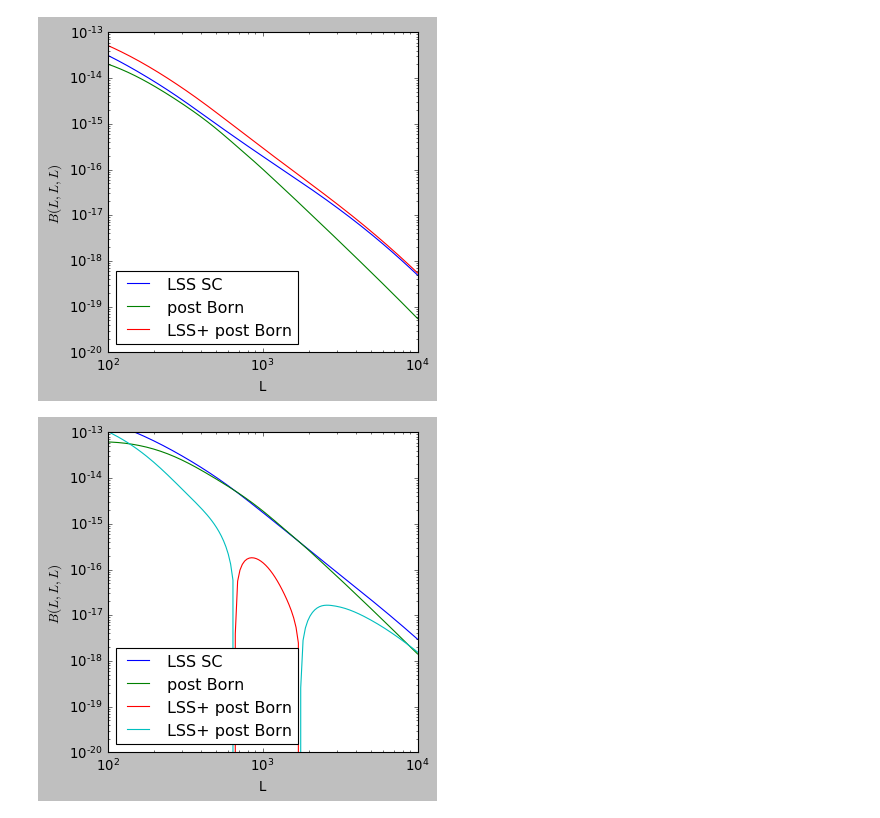
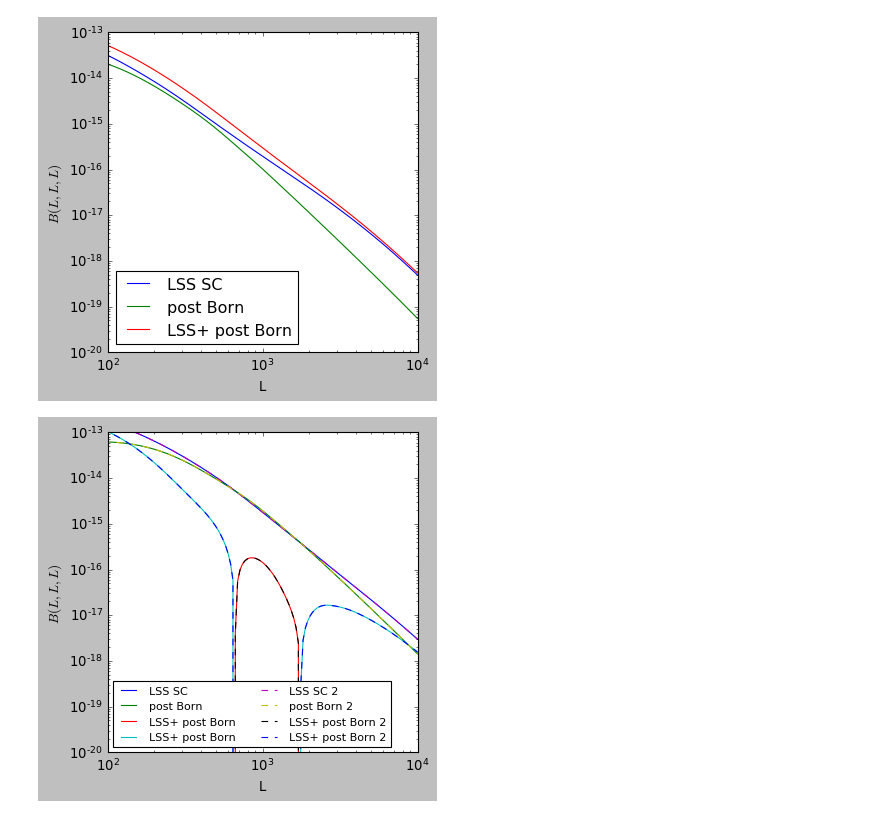
Before and after one commit to VMBoehm/BispectrumBias, a Jupyter notebook: TestBispectraCMBLens.ipynb, the cells around one changed output. Saved outputs shown, nothing was run; the diff lists cells and outputs as text; code cells hidden in the pictures.

Commit message:
Pratten retest passed (equilat)

```diff
--- a/TestBispectraCMBLens.ipynb
+++ b/TestBispectraCMBLens.ipynb
@@ -33,26 +33,34 @@ plt.show()
 # %%
 #folded
 L,l,theta = pickle.load(open(ellpath+'ell_ang_folded_Lmin10_Lmax10000_lmin10_lmax8000_lenL200_lenl220_lenang200_0e+00.pkl','r'))
 bi_equi_LSS = np.load(specpath+'bispec_CMBpostBornTest_folded_Pratten_Paper_Lmin10-Lmax10000-lmax5000_halofit_SC.npy')
 bi_equi_pB = np.load(specpath+'bispec_CMBpostBornTest_folded_Pratten_Paper_Lmin10-Lmax10000-lmax5000_halofit_SC_post_born.npy')
 bi_equi_pB_sum = np.load(specpath+'bispec_CMBpostBornTest_folded_Pratten_Paper_Lmin10-Lmax10000-lmax5000_halofit_SC_post_born_sum.npy')
 
+bi_equi_LSS2 = np.load(specpath+'bispec_CMBpostBornTest_2_folded_Pratten_Paper_Lmin10-Lmax10000-lmax5000_halofit_SC.npy')
+bi_equi_pB2 = np.load(specpath+'bispec_CMBpostBornTest_2_folded_Pratten_Paper_Lmin10-Lmax10000-lmax5000_halofit_SC_post_born.npy')
+bi_equi_pB_sum2 = np.load(specpath+'bispec_CMBpostBornTest_2_folded_Pratten_Paper_Lmin10-Lmax10000-lmax5000_halofit_SC_post_born_sum.npy')
+
 plt.figure(figsize=(5,5))
 
 plt.loglog(L, bi_equi_LSS,label='LSS SC')
 plt.loglog(L, -bi_equi_pB, label='post Born')
 plt.loglog(L, -bi_equi_pB_sum, label='LSS+ post Born')
 plt.loglog(L, bi_equi_pB_sum, label='LSS+ post Born')
+plt.loglog(L, bi_equi_LSS2,ls='--',label='LSS SC 2')
+plt.loglog(L, -bi_equi_pB2,ls='--', label='post Born 2')
+plt.loglog(L, -bi_equi_pB_sum2,ls='--', label='LSS+ post Born 2')
+plt.loglog(L, bi_equi_pB_sum2,ls='--', label='LSS+ post Born 2')
 plt.xlim(100,10000)
 plt.ylim(1e-20,1e-13)
-plt.legend(loc='best')
+plt.legend(loc='best',ncol=2,fontsize=10)
 plt.xlabel('L')
 plt.ylabel('$B(L,L,L)$')
 plotpath='/home/nessa/Documents/Projects/LensingBispectrum/CMB-nonlinear/Tests/CMBLensing/'
 plt.savefig(plotpath+'bispec_folded.png',bbox_inches='tight')
 plt.show()
 # %% [output]
-[figure, old version]
+[figure, new version]
 # %%
 #equilat
 L,l,theta = pickle.load(open(ellpath+'ell_ang_equilat_Lmin10_Lmax10000_lmin10_lmax8000_lenL200_lenl220_lenang200_0e+00.pkl','r'))
```
Also changed, not shown: parts of 1 cell of this notebook, 2 other files.
